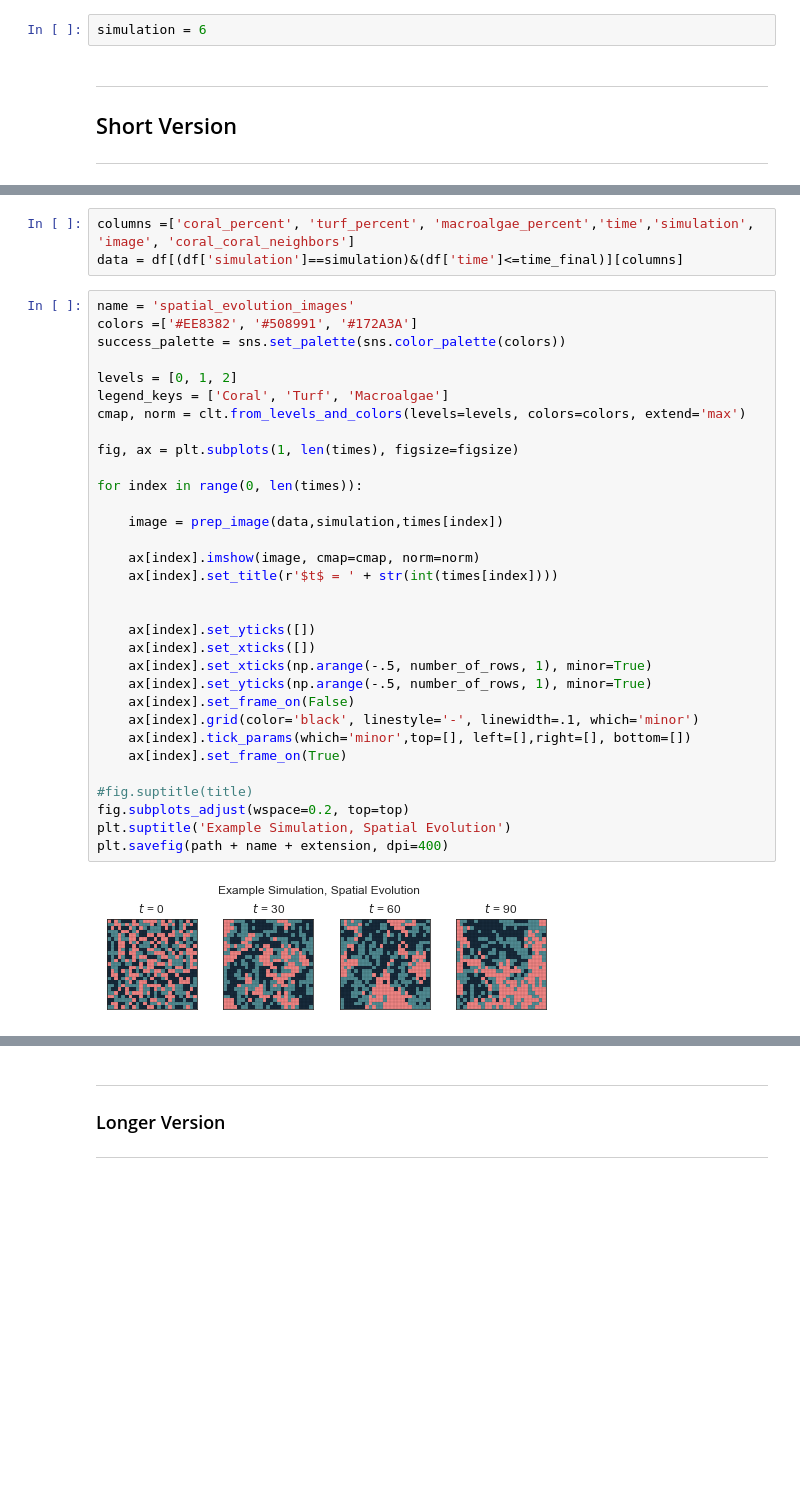
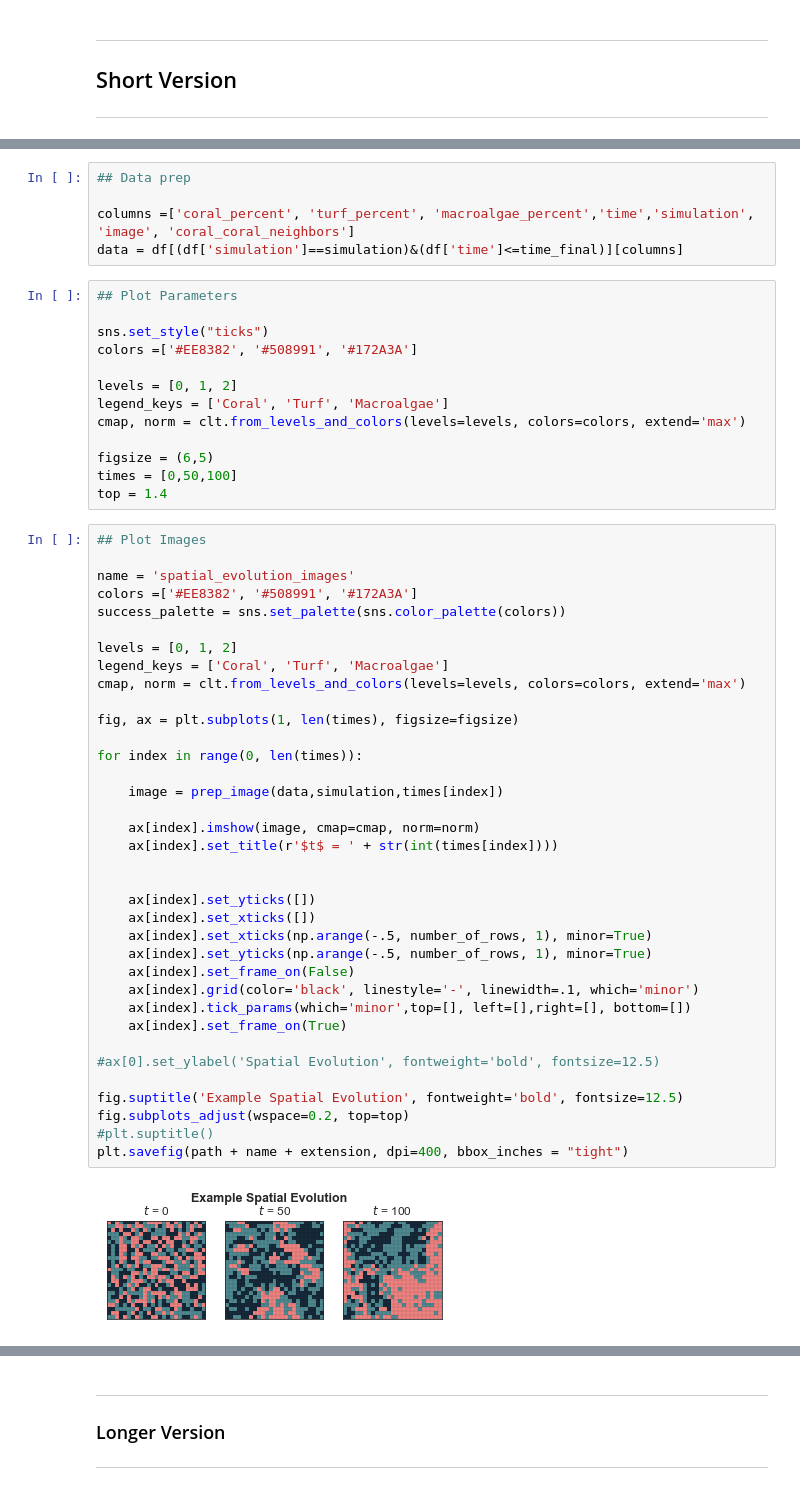
Before and after one commit to rneuhausler/coralModel-analyses, a Jupyter notebook: scripts/figure2_metric_examples.ipynb, the cells around one changed output, grey strips where cells are left out. Cells and saved outputs as stored; diff of their text form; blank space fills up the shorter version.

Commit message:
updated titles

```diff
--- a/scripts/figure2_metric_examples.ipynb
+++ b/scripts/figure2_metric_examples.ipynb
@@ -108,8 +100,6 @@ df[['time','timestep']]
 | 1098 | 108.0 | 1080 |
 | 1099 | 109.0 | 1090 |
 1100 rows × 2 columns
-# %%
-simulation = 6
 # %% [markdown]
 _______
 
@@ -139,37 +140,56 @@ plt.savefig(path + name + extension, dpi=600, bbox_inches = "tight")
 # %%
+## Data prep
+
 columns =['coral_percent', 'turf_percent', 'macroalgae_percent','time','simulation', 'image', 'coral_coral_neighbors']
 data = df[(df['simulation']==simulation)&(df['time']<=time_final)][columns]
+# %%
+## Plot Parameters
+
+sns.set_style("ticks")
+colors =['#EE8382', '#508991', '#172A3A']
+
+levels = [0, 1, 2]
+legend_keys = ['Coral', 'Turf', 'Macroalgae']
+cmap, norm = clt.from_levels_and_colors(levels=levels, colors=colors, extend='max')
+
+figsize = (6,5)
+times = [0,50,100]
+top = 1.4
 # %%
+## Plot Images
+
 name = 'spatial_evolution_images'
 colors =['#EE8382', '#508991', '#172A3A']
 success_palette = sns.set_palette(sns.color_palette(colors))
 
 levels = [0, 1, 2]
 legend_keys = ['Coral', 'Turf', 'Macroalgae']
 cmap, norm = clt.from_levels_and_colors(levels=levels, colors=colors, extend='max')
 
 fig, ax = plt.subplots(1, len(times), figsize=figsize)
 
 for index in range(0, len(times)):
 
     image = prep_image(data,simulation,times[index])
 
     ax[index].imshow(image, cmap=cmap, norm=norm)
     ax[index].set_title(r'$t$ = ' + str(int(times[index])))
 
 
     ax[index].set_yticks([])
     ax[index].set_xticks([])
     ax[index].set_xticks(np.arange(-.5, number_of_rows, 1), minor=True)
     ax[index].set_yticks(np.arange(-.5, number_of_rows, 1), minor=True)
     ax[index].set_frame_on(False)
     ax[index].grid(color='black', linestyle='-', linewidth=.1, which='minor')
     ax[index].tick_params(which='minor',top=[], left=[],right=[], bottom=[])
     ax[index].set_frame_on(True)
 
-#fig.suptitle(title)
+#ax[0].set_ylabel('Spatial Evolution', fontweight='bold', fontsize=12.5)
+
+fig.suptitle('Example Spatial Evolution', fontweight='bold', fontsize=12.5)
 fig.subplots_adjust(wspace=0.2, top=top)
-plt.suptitle('Example Simulation, Spatial Evolution')
-plt.savefig(path + name + extension, dpi=400)
+#plt.suptitle()
+plt.savefig(path + name + extension, dpi=400, bbox_inches = "tight")
 # %% [output]
-[figure, old version]
+[figure, new version]
```
Also changed, not shown: parts of 15 cells of this notebook.
